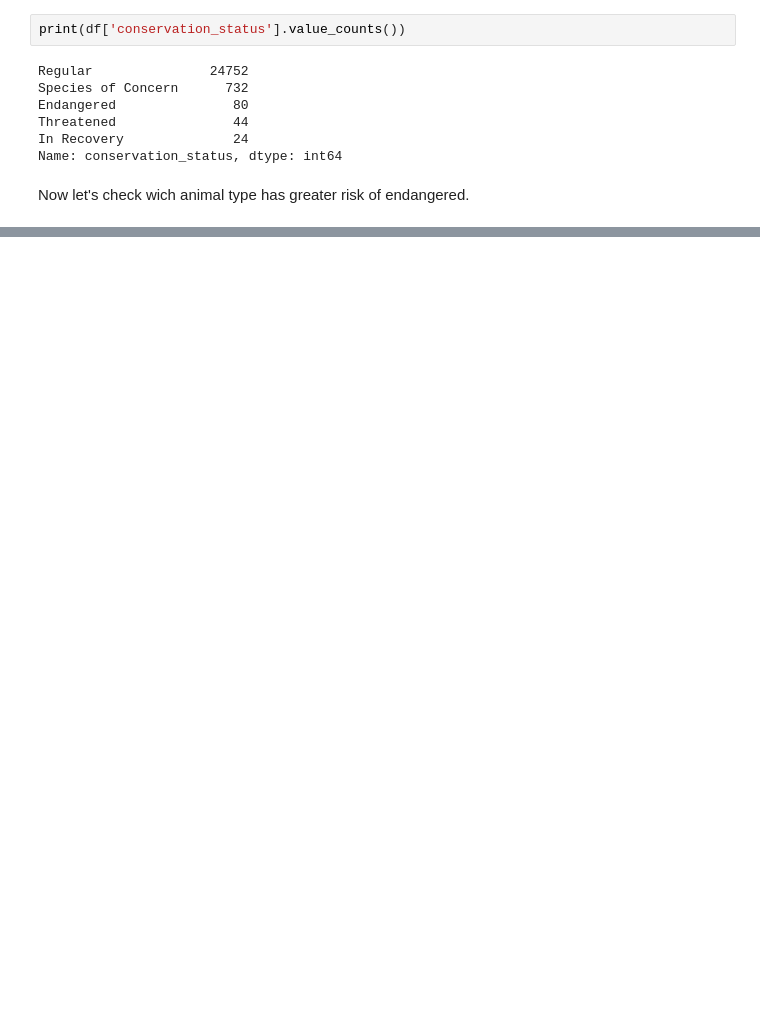
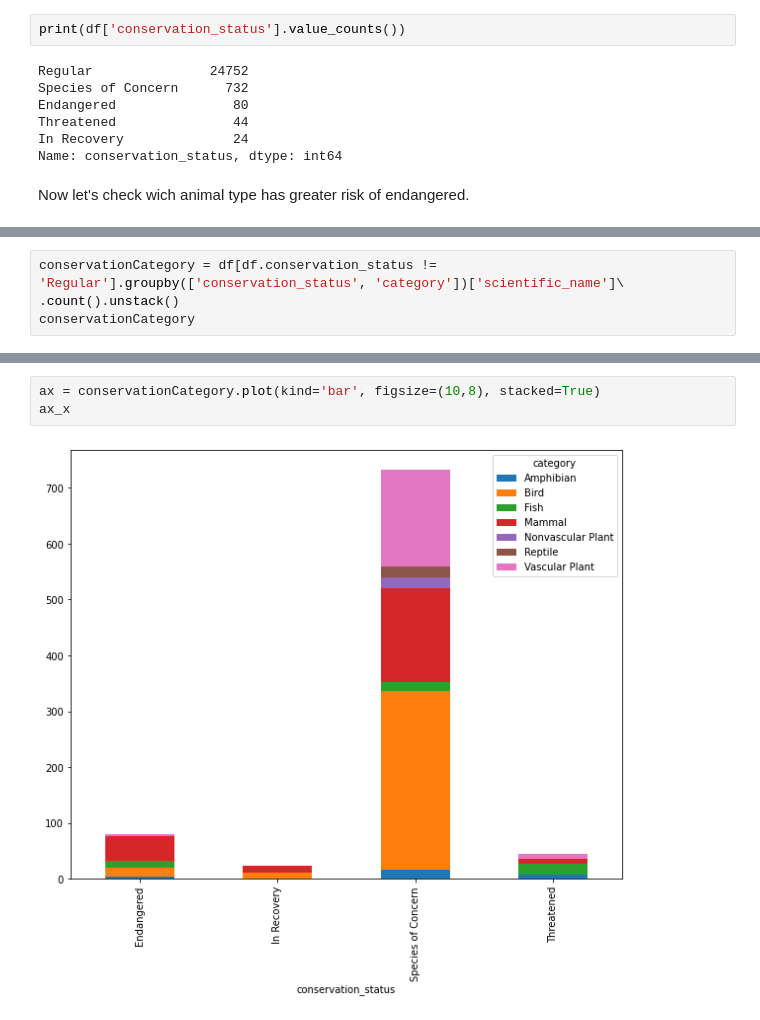
Before and after one commit to vfamim/Data-Science, a Jupyter notebook: Biodiversity/Biodiversity DataViz.ipynb, the cells around one changed output, grey strips where cells are left out. Drawn from its saved outputs; the diff is of its cells as text; blank space fills up the shorter version.

```diff
--- a/Biodiversity/Biodiversity DataViz.ipynb
+++ b/Biodiversity/Biodiversity DataViz.ipynb
@@ -161,0 +192,4 @@ Now let's check wich animal type has greater risk of endangered.
+# %%
+conservationCategory = df[df.conservation_status != 'Regular'].groupby(['conservation_status', 'category'])['scientific_name']\
+.count().unstack()
+conservationCategory
@@ -161,0 +203,5 @@ Now let's check wich animal type has greater risk of endangered.
+# %%
+ax = conservationCategory.plot(kind='bar', figsize=(10,8), stacked=True)
+ax_x
+# %% [output]
+[figure, added]
```
Also changed, not shown: parts of 21 cells of this notebook.
